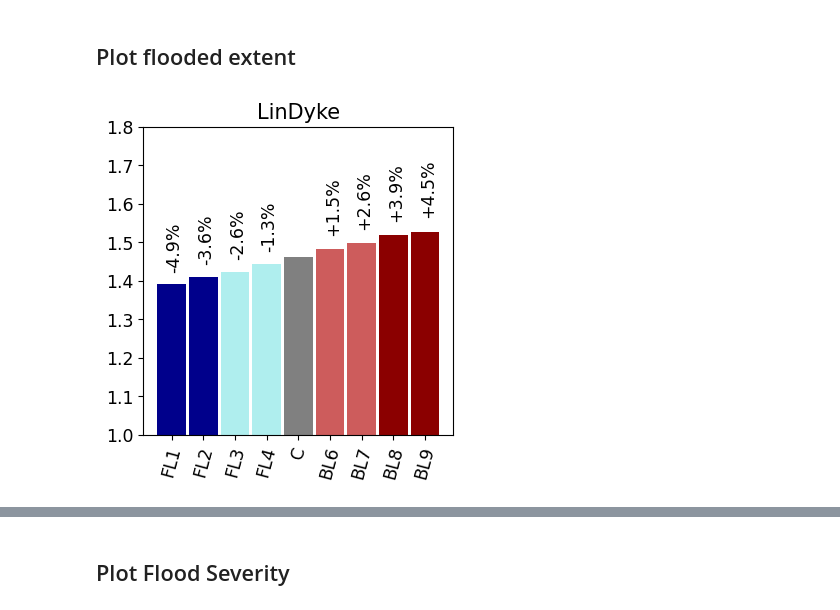
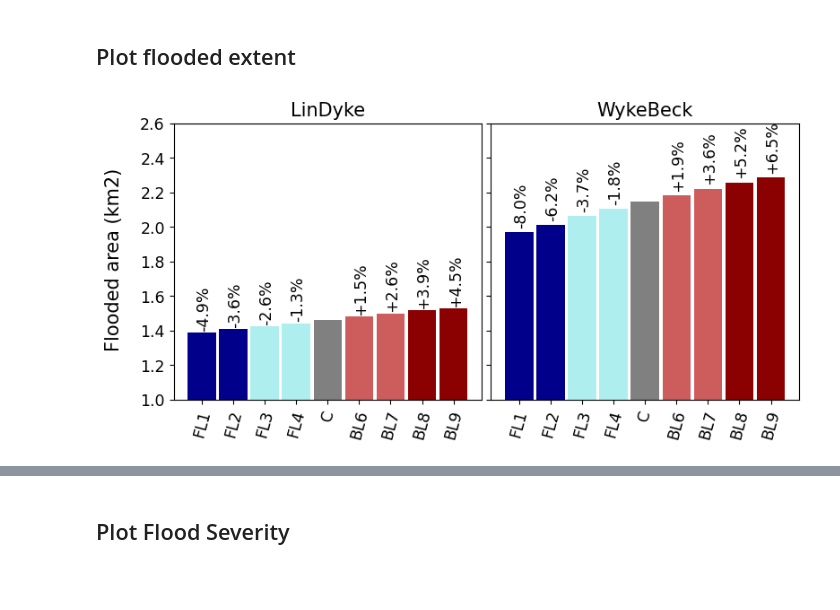
Before and after one commit to masher92/UKCP18, a Jupyter notebook: CatchmentAnalysis/PlotsForPaper.ipynb, the cells around one changed output, grey strips where cells are left out. Cells and saved outputs as stored; diff of their text form; code cells hidden in the pictures; blank space fills up the shorter version.

```diff
--- a/CatchmentAnalysis/PlotsForPaper.ipynb
+++ b/CatchmentAnalysis/PlotsForPaper.ipynb
@@ -246,7 +146,5 @@ def plot_flooded_extent_2catchments(cluster_results_ls, urban_str, profiles_name
 # %%
-# cluster_results_ip_ls[0]
+plot_flooded_extent_2catchments(cluster_results_ip_ls, '', 'Idealised','IP',ylim = 2.6, percent_adjust = 1.2,
+                                label_height_adjuster_x = 1.02, label_height_adjuster_y = 1.02)
+# %% [output]
+[figure, added]
-# %%
-plot_flooded_extent_1catchment(cluster_results_ip_ls, '', 'Idealised','IP',ylim = 1.8, percent_adjust = 1.2,
-                                label_height_adjuster_x = 1.03, label_height_adjuster_y = 1.02)
-# %% [output]
-[figure, removed]
```
Also changed, not shown: parts of 8 cells of this notebook, 11 other files.
